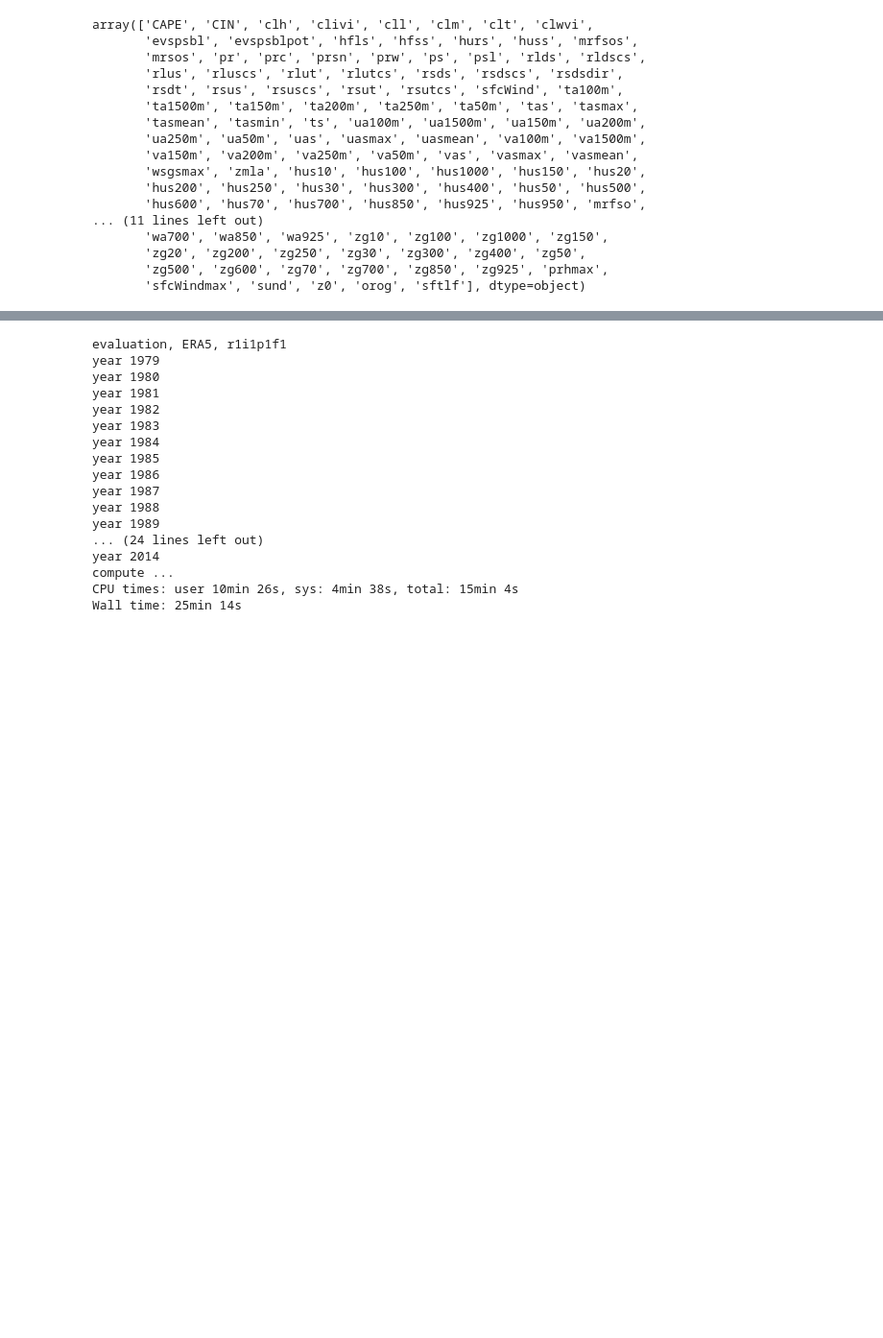
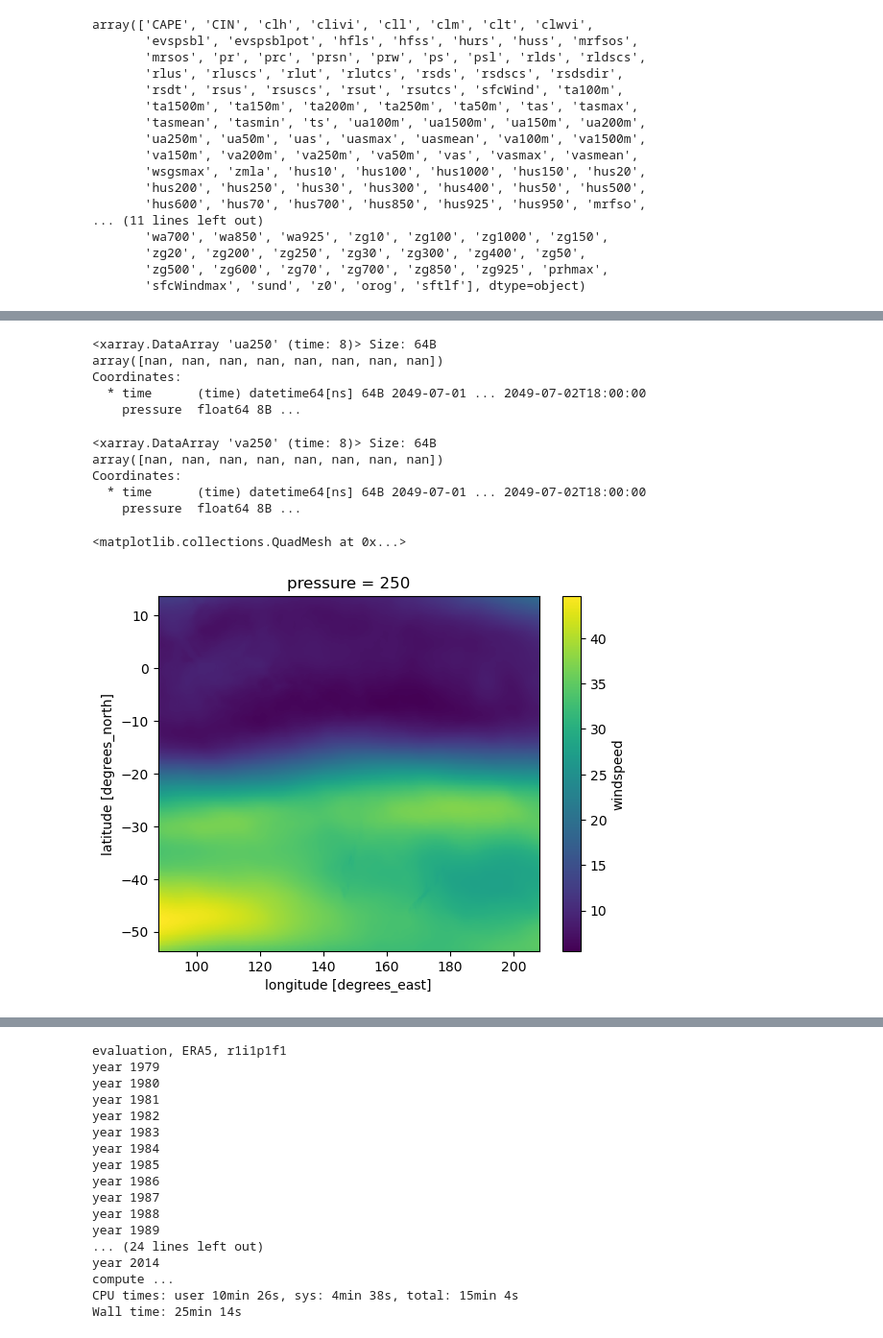
Before and after one commit to xenct/turbulence_AUSCAT, a Jupyter notebook: CAT_indices.ipynb, the cells around one changed output, grey strips where cells are left out. Shown: that part at 96% size. Cells and saved outputs as stored; diff of their text form; code cells hidden in the pictures; blank space fills up the shorter version.

```diff
--- a/CAT_indices.ipynb
+++ b/CAT_indices.ipynb
@@ -458,7 +329,7 @@ def delayed_turbulence_index(turbulence_index=None,
                            use_cftime=True,
                            preprocess=_preprocess,
                            combine= "nested",
-                           chunks ={"pressure":-1, "time":-1, "lat":49, "lon":269}
+                           chunks ={"pressure":-1, "time":-1, "lat":-1, "lon":-1}
                            )
 
     ds = xr.merge([xr.concat([ds[f"{var}200"].sel(pressure = 200).rename(var[0]),
@@ -475,7 +346,7 @@ def delayed_turbulence_index(turbulence_index=None,
     delayed_write = ds[[turbulence_index]].sel(pressure=250,
                                                 time=str(year)
                                                ).to_netcdf(
-        f"/scratch/v46/gt3409/TMP_{turbulence_index}_AUS-15_{source_id}_{experiment_id}_{member_id}_BOM_BARPA-R_v1-r1_6hr_{year}.nc",
+        f"/scratch/v46/gt3409/TMP_{turbulence_index}/TMP_{turbulence_index}_AUS-15_{source_id}_{experiment_id}_{member_id}_BOM_BARPA-R_v1-r1_6hr_{year}.nc",
         mode="a",
         compute=False,)
     return delayed_write
@@ -563,0 +397,21 @@ Wall time: 6h 12min 55s
+# %%
+%%time
+# split up years so lists aren't too long
+for run in i_future[[0]]:
+    _, experiment_id, source_id, member_id = run.split("_")
+    print(f"{experiment_id}, {source_id}, {member_id}")
+
+    delayed_list=[]
+    for year in np.arange(2015, 2100+1):
+        print(f"year {year}")
+        delayed_list.append(delayed_turbulence_index(turbulence_index="windspeed",
+                                              year=year,
+                                              source_id=source_id,
+                                              experiment_id=experiment_id,
+                                              member_id=member_id))
+    # print("compute ... ")
+    # len_list = len(delayed_list)
+    # for i, delayed in enumerate(delayed_list):
+    #     # print(f"computing {i+1} of {len_list}")
+    #     with ProgressBar():
+    #         results = delayed.compute()
@@ -563,0 +436,20 @@ Wall time: 6h 12min 55s
+# %%
+ds_u = xr.open_dataset("/g/data/py18/BARPA/output/CMIP6/DD/AUS-15/BOM/ACCESS-CM2/ssp126/r4i1p1f1/BARPA-R/v1-r1/6hr/ua250/v20231001/ua250_AUS-15_ACCESS-CM2_ssp126_r4i1p1f1_BOM_BARPA-R_v1-r1_6hr_204901-204912.nc")
+ts_u = ds_u["ua250"].mean(["lon", 'lat'])
+ts_u[ts_u.isnull()]
+# %% [output]
+<xarray.DataArray 'ua250' (time: 8)> Size: 64B
+array([nan, nan, nan, nan, nan, nan, nan, nan])
+Coordinates:
+  * time      (time) datetime64[ns] 64B 2049-07-01 ... 2049-07-02T18:00:00
+    pressure  float64 8B ...
+# %%
+ds_v = xr.open_dataset("/g/data/py18/BARPA/output/CMIP6/DD/AUS-15/BOM/ACCESS-CM2/ssp126/r4i1p1f1/BARPA-R/v1-r1/6hr/va250/v20231001/va250_AUS-15_ACCESS-CM2_ssp126_r4i1p1f1_BOM_BARPA-R_v1-r1_6hr_204901-204912.nc")
+ts_v = ds_v["va250"].mean(["lon", "lat"])
+ts_v[ts_v.isnull()]
+# %% [output]
+<xarray.DataArray 'va250' (time: 8)> Size: 64B
+array([nan, nan, nan, nan, nan, nan, nan, nan])
+Coordinates:
+  * time      (time) datetime64[ns] 64B 2049-07-01 ... 2049-07-02T18:00:00
+    pressure  float64 8B ...
@@ -563,0 +460,11 @@ Wall time: 6h 12min 55s
+# %%
+for year in np.arange(2015, 2100):
+    print(year)
+    file = f"/scratch/v46/gt3409/TMP_windspeed/TMP_windspeed_AUS-15_ACCESS-CM2_ssp126_r4i1p1f1_BOM_BARPA-R_v1-r1_6hr_{year}.nc"
+    ds = xr.open_dataset(file)
+    print(ds.isnull().any()['windspeed'].values)
+# %%
+ds.mean("time")['windspeed'].plot()
+# %% [output]
+<matplotlib.collections.QuadMesh at 0x...>
+[figure, added]
```
Also changed, not shown: parts of 23 cells of this notebook.
